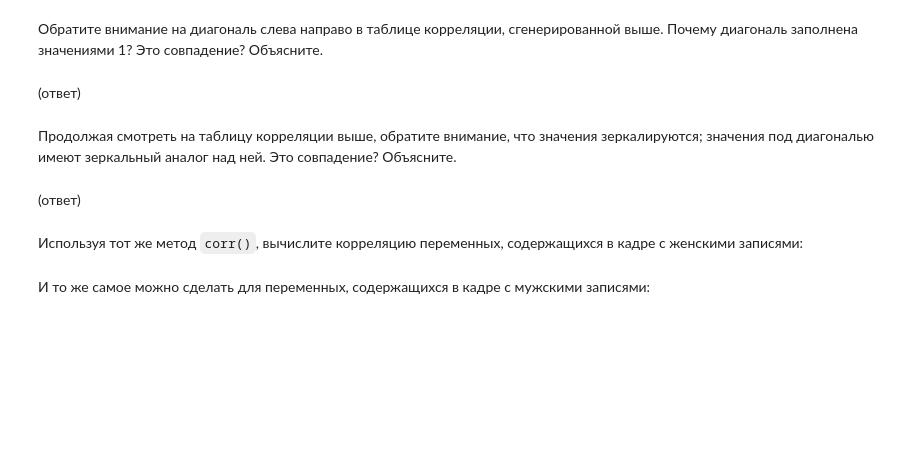
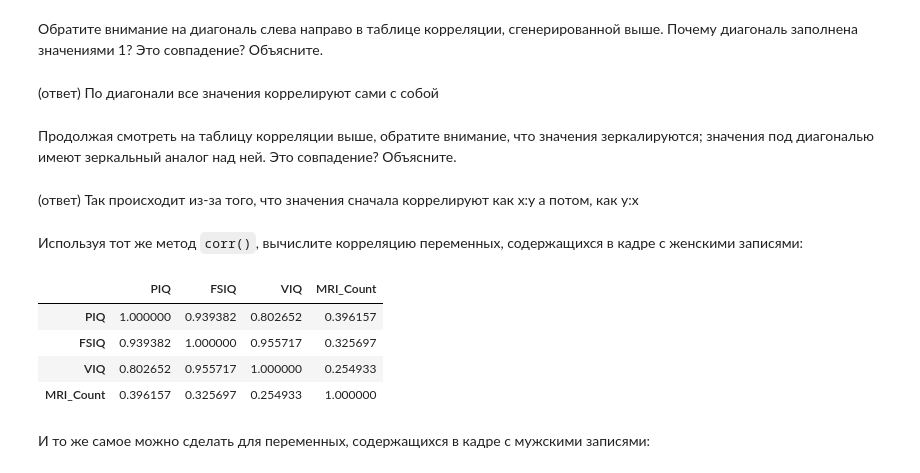
Before and after one commit to trussty42/lab2, a Jupyter notebook: correlation.ipynb, the cells around one changed output. Cells and saved outputs as stored; diff of their text form; code cells hidden in the pictures; blank space fills up the shorter version.

```diff
--- a/correlation.ipynb
+++ b/correlation.ipynb
@@ -163,16 +163,22 @@ brainFrame.corr(method='pearson', numeric_only=True)
 | MRI_Count | 0.357641 | 0.337478 | 0.386817 | 0.513378 | 0.601712 | 1.000000 |
 # %% [markdown]
 Обратите внимание на диагональ слева направо в таблице корреляции, сгенерированной выше. Почему диагональ заполнена значениями 1? Это совпадение? Объясните.
-# %% [markdown]
-(ответ)
+# %% [markdown]
+(ответ) По диагонали все значения коррелируют сами с собой
 # %% [markdown]
 Продолжая смотреть на таблицу корреляции выше, обратите внимание, что значения зеркалируются; значения под диагональю имеют зеркальный аналог над ней. Это совпадение? Объясните.
-# %% [markdown]
-(ответ)
+# %% [markdown]
+(ответ) Так происходит из-за того, что значения сначала коррелируют как x:y а потом, как y:x
 # %% [markdown]
 Используя тот же метод `corr()`, вычислите корреляцию переменных, содержащихся в кадре с женскими записями:
 # %%
-womenDf.?(method='pearson')
+womenDf.corr(method='pearson', numeric_only=True)
+# %% [output]
+|  | PIQ | FSIQ | VIQ | MRI_Count |
+| PIQ | 1.000000 | 0.939382 | 0.802652 | 0.396157 |
+| FSIQ | 0.939382 | 1.000000 | 0.955717 | 0.325697 |
+| VIQ | 0.802652 | 0.955717 | 1.000000 | 0.254933 |
+| MRI_Count | 0.396157 | 0.325697 | 0.254933 | 1.000000 |
 # %% [markdown]
 И то же самое можно сделать для переменных, содержащихся в кадре с мужскими записями:
 # %%
```
Also changed, not shown: parts of 13 cells of this notebook, 1 other file.
